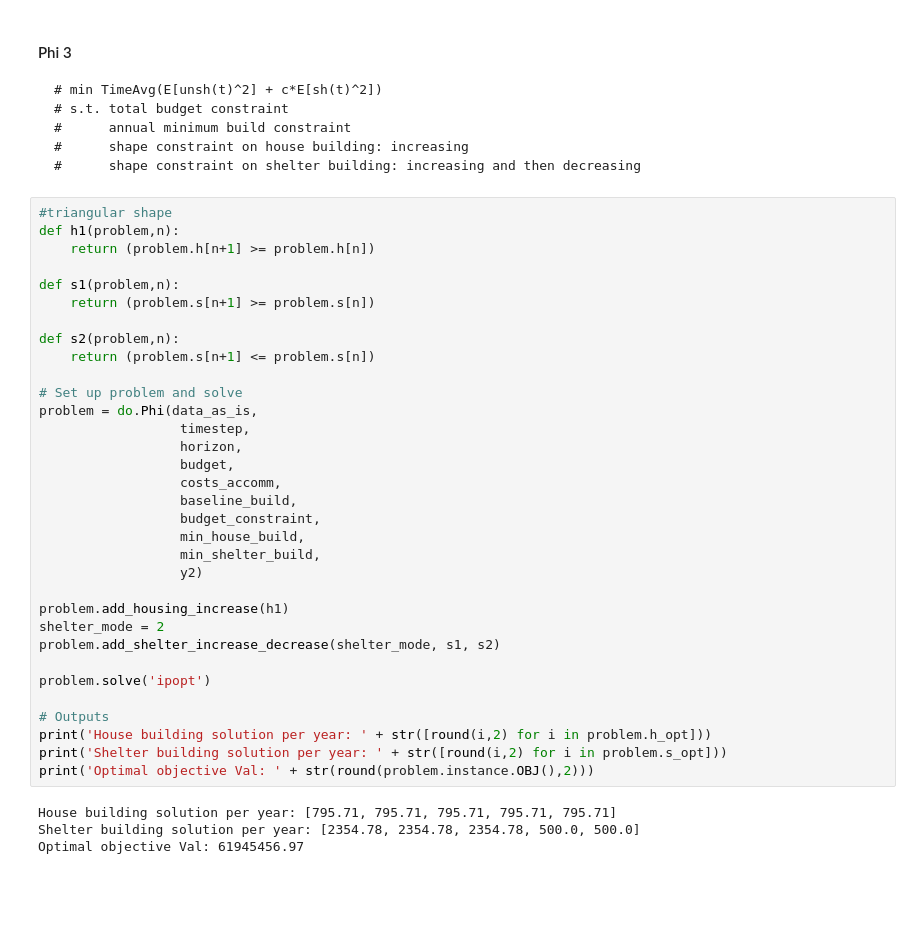
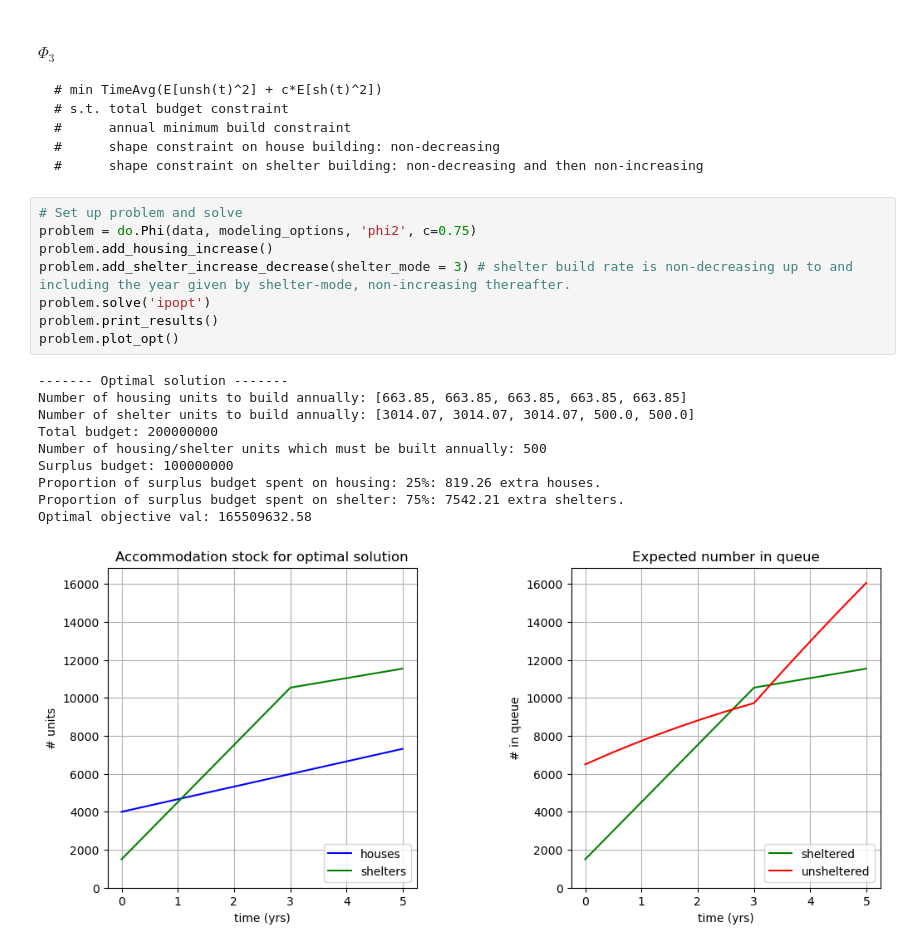
Before and after one commit to grahamburgess3/homeless_services, a Jupyter notebook: 09_Deterministic_Optimisation.ipynb, the cells around one changed output. Drawn from its saved outputs; the diff is of its cells as text; blank space fills up the shorter version.

```diff
--- a/09_Deterministic_Optimisation.ipynb
+++ b/09_Deterministic_Optimisation.ipynb
@@ -179,44 +103,26 @@ plt.show()
 # %% [markdown]
-####  Phi 3
+####  $\Phi_3$
     # min TimeAvg(E[unsh(t)^2] + c*E[sh(t)^2])
     # s.t. total budget constraint
     #      annual minimum build constraint
-    #      shape constraint on house building: increasing
-    #      shape constraint on shelter building: increasing and then decreasing
+    #      shape constraint on house building: non-decreasing
+    #      shape constraint on shelter building: non-decreasing and then non-increasing
 # %%
-#triangular shape
-def h1(problem,n):
-    return (problem.h[n+1] >= problem.h[n])
-
-def s1(problem,n):
-    return (problem.s[n+1] >= problem.s[n])
-
-def s2(problem,n):
-    return (problem.s[n+1] <= problem.s[n])
-
 # Set up problem and solve
-problem = do.Phi(data_as_is,
-                  timestep,
-                  horizon,
-                  budget,
-                  costs_accomm,
-                  baseline_build,
-                  budget_constraint,
-                  min_house_build,
-                  min_shelter_build,
-                  y2)
-
-problem.add_housing_increase(h1)
-shelter_mode = 2
-problem.add_shelter_increase_decrease(shelter_mode, s1, s2)
-
+problem = do.Phi(data, modeling_options, 'phi2', c=0.75)
+problem.add_housing_increase()
+problem.add_shelter_increase_decrease(shelter_mode = 3) # shelter build rate is non-decreasing up to and including the year given by shelter-mode, non-increasing thereafter.
 problem.solve('ipopt')
-
-# Outputs
-print('House building solution per year: ' + str([round(i,2) for i in problem.h_opt]))
-print('Shelter building solution per year: ' + str([round(i,2) for i in problem.s_opt]))
-print('Optimal objective Val: ' + str(round(problem.instance.OBJ(),2)))
+problem.print_results()
+problem.plot_opt()
 # %% [output]
-House building solution per year: [795.71, 795.71, 795.71, 795.71, 795.71]
-Shelter building solution per year: [2354.78, 2354.78, 2354.78, 500.0, 500.0]
-Optimal objective Val: 61945456.97
+------- Optimal solution -------
+Number of housing units to build annually: [663.85, 663.85, 663.85, 663.85, 663.85]
+Number of shelter units to build annually: [3014.07, 3014.07, 3014.07, 500.0, 500.0]
+Total budget: 200000000
+Number of housing/shelter units which must be built annually: 500
+Surplus budget: 100000000
+Proportion of surplus budget spent on housing: 25%: 819.26 extra houses.
+Proportion of surplus budget spent on shelter: 75%: 7542.21 extra shelters.
+Optimal objective val: 165509632.58
+[figure, added]
```
Also changed, not shown: parts of 25 cells of this notebook, 1 other file.
